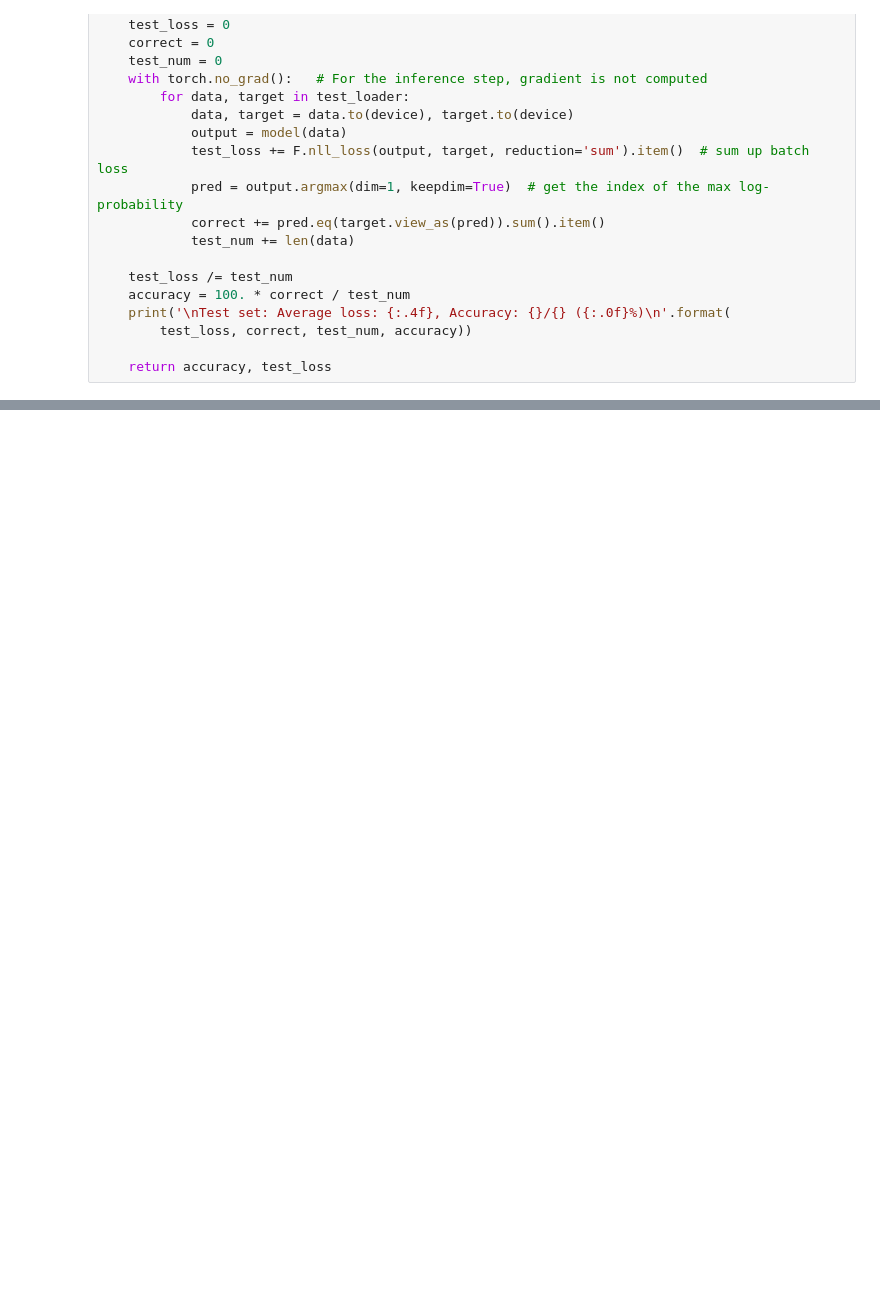
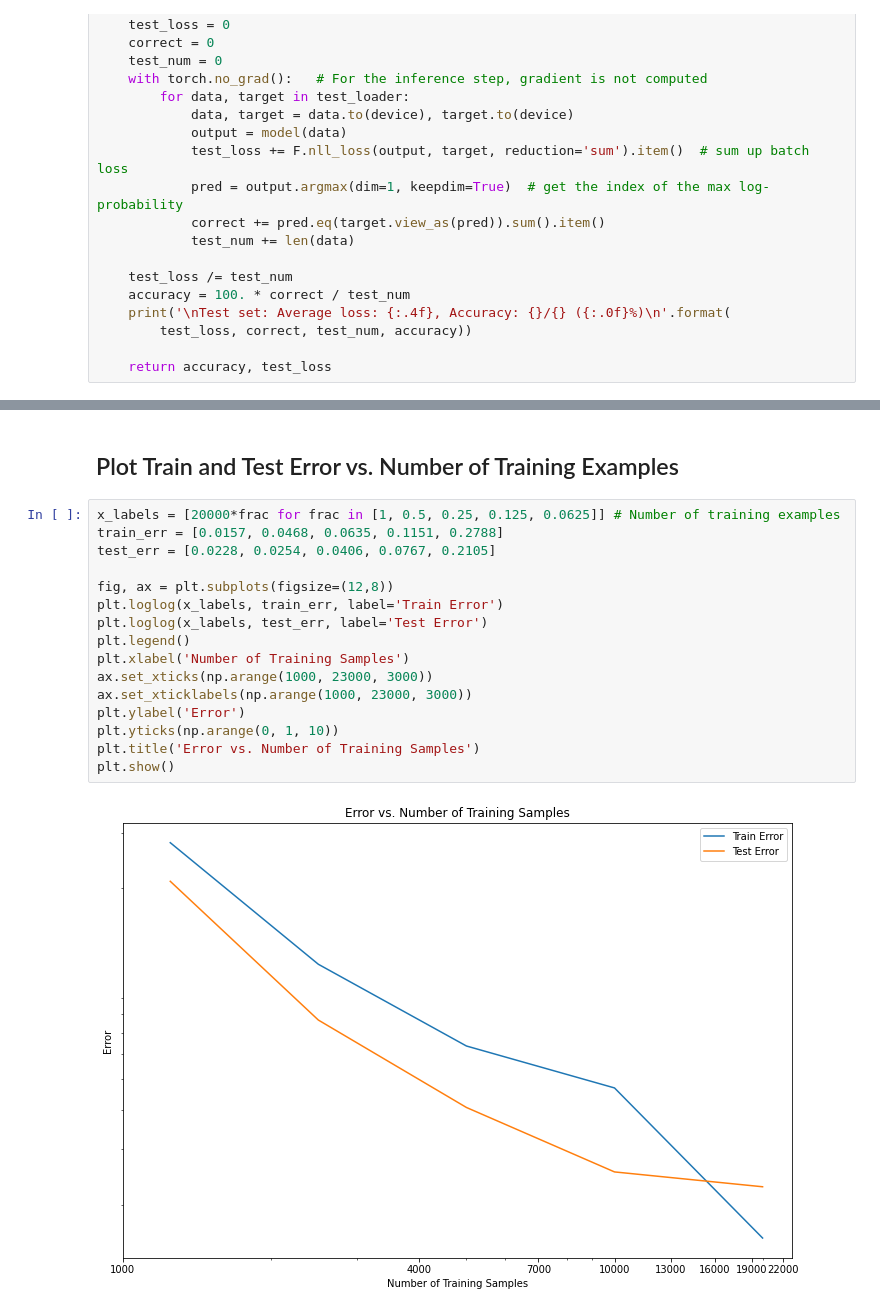
Before and after one commit to JSKarras/EE148-MNIST-Classification-CNN, a Jupyter notebook: hw03.ipynb, the cells around one changed output, grey strips where cells are left out. Drawn from its saved outputs; the diff is of its cells as text; blank space fills up the shorter version.

```diff
--- a/hw03.ipynb
+++ b/hw03.ipynb
@@ -267,0 +610,20 @@ plt.show()
+# %% [markdown]
+## Plot Train and Test Error vs. Number of Training Examples
+# %%
+x_labels = [20000*frac for frac in [1, 0.5, 0.25, 0.125, 0.0625]] # Number of training examples
+train_err = [0.0157, 0.0468, 0.0635, 0.1151, 0.2788]
+test_err = [0.0228, 0.0254, 0.0406, 0.0767, 0.2105]
+
+fig, ax = plt.subplots(figsize=(12,8))
+plt.loglog(x_labels, train_err, label='Train Error')
+plt.loglog(x_labels, test_err, label='Test Error')
+plt.legend()
+plt.xlabel('Number of Training Samples')
+ax.set_xticks(np.arange(1000, 23000, 3000))
+ax.set_xticklabels(np.arange(1000, 23000, 3000))
+plt.ylabel('Error')
+plt.yticks(np.arange(0, 1, 10))
+plt.title('Error vs. Number of Training Samples')
+plt.show()
+# %% [output]
+[figure, added]
```
Also changed, not shown: parts of 25 cells of this notebook, 2 other files.
